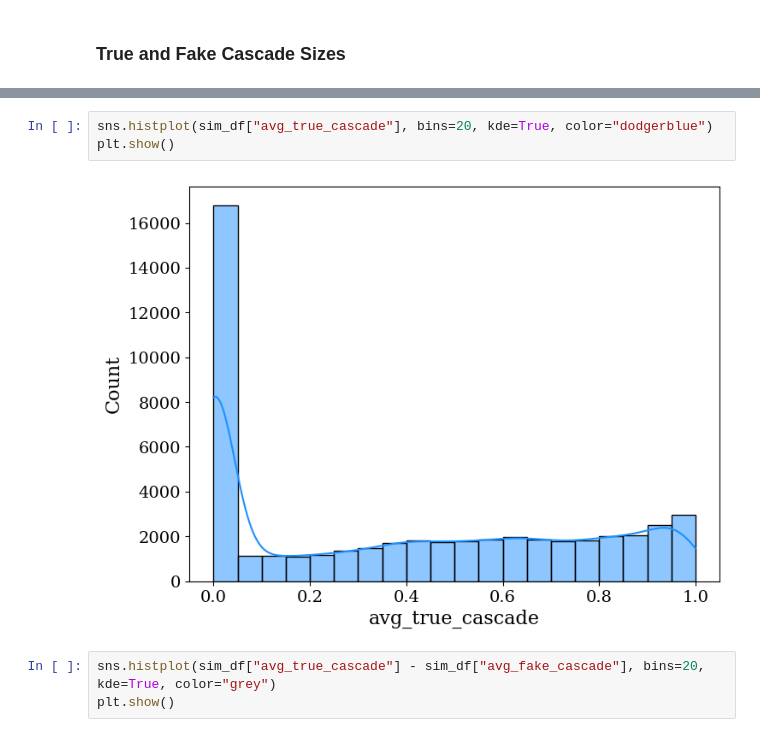
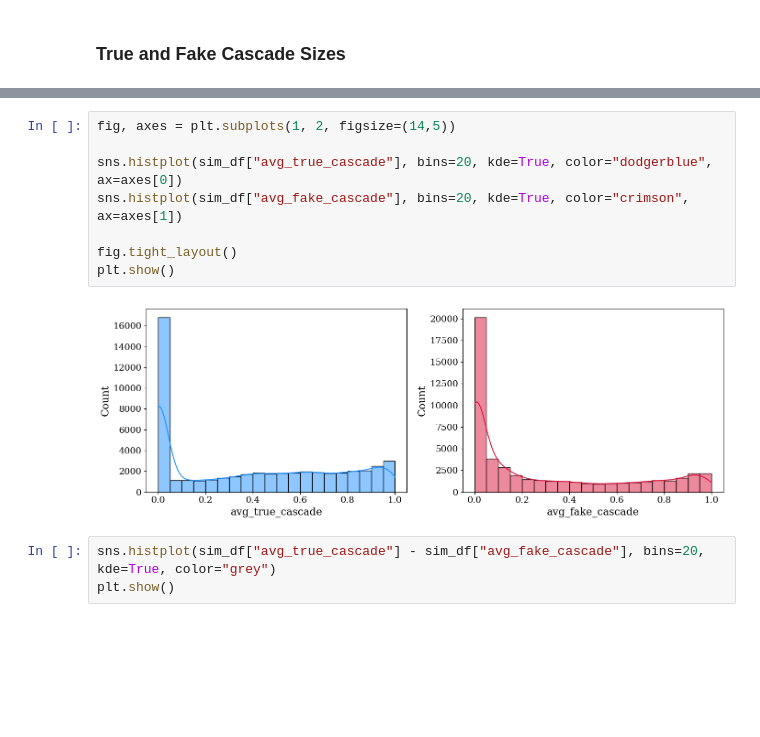
Before and after one commit to charlesaugdupont/deepfake-percolation, a Jupyter notebook: notebooks/analysis.ipynb, the cells around one changed output, grey strips where cells are left out. Drawn from its saved outputs; the diff is of its cells as text; blank space fills up the shorter version.

```diff
--- a/notebooks/analysis.ipynb
+++ b/notebooks/analysis.ipynb
@@ -208,8 +204,13 @@ plt.show()
-# %%
-sns.histplot(sim_df["avg_true_cascade"], bins=20, kde=True, color="dodgerblue")
-plt.show()
-# %% [output]
-[figure, removed]
+# %%
+fig, axes = plt.subplots(1, 2, figsize=(14,5))
+
+sns.histplot(sim_df["avg_true_cascade"], bins=20, kde=True, color="dodgerblue", ax=axes[0])
+sns.histplot(sim_df["avg_fake_cascade"], bins=20, kde=True, color="crimson", ax=axes[1])
+
+fig.tight_layout()
+plt.show()
+# %% [output]
+[figure, added]
 # %%
 sns.histplot(sim_df["avg_true_cascade"] - sim_df["avg_fake_cascade"], bins=20, kde=True, color="grey")
 plt.show()
```
Also changed, not shown: parts of 9 cells of this notebook.
